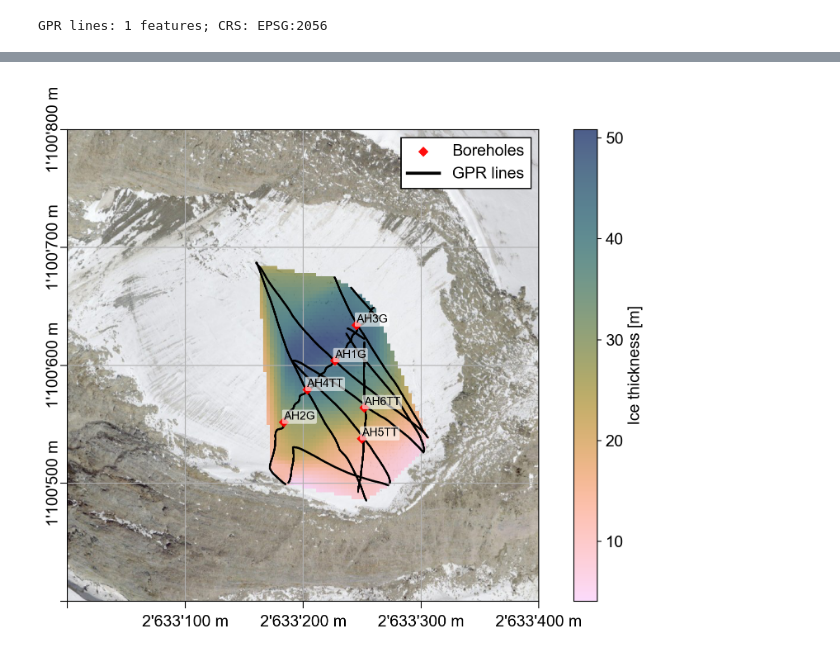
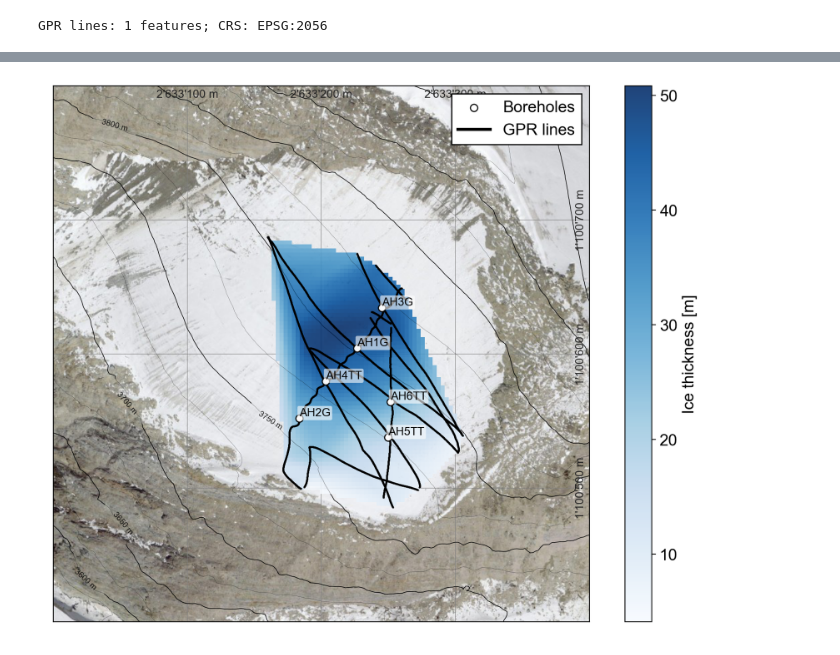
Before and after one commit to sdrocer/polythermal_swiss_glaciers, a Jupyter notebook: processing/analyze_gpr_data.ipynb, the cells around one changed output, grey strips where cells are left out. Cells and saved outputs as stored; diff of their text form; code cells hidden in the pictures.

```diff
--- a/processing/analyze_gpr_data.ipynb
+++ b/processing/analyze_gpr_data.ipynb
@@ -87,6 +97,13 @@ print("GPR lines:", len(gpr_lines), "features; CRS:", gpr_lines.crs)
 bh_csv = root_dir + "/../../icetemperature_data/thermistor_settings/thermistor_coordinates.csv"
 keep_bh = ["AH1G", "AH2G", "AH3G", "AH4TT", "AH5TT", "AH6TT"]
 boreholes, bh_missing = gpr.load_borehole_positions(bh_csv, keep_names=keep_bh)
+
+# Download SwissALTI3D DEM to generate elevation contours
+from glob import glob
+dem_tiles = sorted(glob(os.path.join(
+    "/Users/janoschbeer/Library/Mobile Documents/com~apple~CloudDocs/PhD/data/fieldwork_data/THERMAP_2024_2025/borehole_locations_displacement_rates/dems/alphubel", "*.tif")
+))
+assert len(dem_tiles) > 0, "No DEM tiles found in borehole_locations_displacement_rates/dems/alphubel/*.tif"
 # %% [output]
 GPR lines: 1 features; CRS: EPSG:2056
 # %%
@@ -104,56 +121,68 @@ boreholes
 # %%
 with rasterio.open(out_ortho) as src:
     fig, ax = plt.subplots(figsize=(9,7), dpi=200)
     rioshow(src, ax=ax)
 
-    extent = (
-        grid_transform.c,
-        grid_transform.c + grid_transform.a * grid.shape[1],
-        grid_transform.f + grid_transform.e * grid.shape[0],
-        grid_transform.f,
+    # Colormap for ice thickness from cairomakie/julia (blueish)
+    cmap_blue = gprp.cairomakie_cmap("Blues", n=256, reverse=False)
+
+    # Ice thickness
+    im, extent = gprp.imshow_grid(ax, grid, grid_transform, cmap=cmap_blue, alpha=0.9)
+
+    # Elevation contours from local DEM tiles (mosaic + clip on the fly)
+    gprp.plot_dem_contours_from_tiles(
+        ax, dem_tiles,
+        bbox=bbox,
+        pixel_size=2.0,
+        minor_step=25.0, major_step=50.0,
+        label=True, label_fmt="%.0f m",
+        minor_kwargs={'linewidths':0.25, 'colors':'k', 'alpha':0.5},
+        major_kwargs={'linewidths':0.6,  'colors':'k', 'alpha':0.85},
+        zorder_minor=5, zorder_major=2,
     )
 
-    cm = cmc.batlow_r  # Use the reversed colormap directly
-    im = ax.imshow(grid, extent=extent, origin='upper', cmap=cm, alpha=0.7)
-    # coverage.boundary.plot(ax=ax, color='k', linewidth=1.0, label='Coverage', linestyle='dotted')
-
-    # Draw MultiPoint as tiny points (keep geometry as-is)
-    xs, ys = [], []
-    for geom in gpr_lines.geometry:
-        if geom.geom_type == 'MultiPoint':
-            xs.extend([p.x for p in geom.geoms])
-            ys.extend([p.y for p in geom.geoms])
-        elif geom.geom_type == 'Point':
-            xs.append(geom.x); ys.append(geom.y)
-    pt_size = 3   # points^2; try 1–5
-    ax.scatter(xs, ys, s=pt_size, c='k', marker='o',
-               linewidths=0, alpha=0.5, zorder=6, label='_nolegend_', rasterized=True)
+    # GPR samples as tiny dots
+    gprp.draw_gpr_line_points(ax, gpr_lines, size=3, color='k', alpha=0.5, zorder=6)
 
     # Plot boreholes as simple, larger dots (no outline)
     if not boreholes.empty:
-        ax.scatter(boreholes.geometry.x, boreholes.geometry.y,
-                   s=40, marker='D', color='red',
-                   linewidths=0, alpha=0.95, zorder=7, label='Boreholes')
+        ax.scatter(
+            boreholes.geometry.x, boreholes.geometry.y,
+            s=40, marker='o', color='white', edgecolors='black',
+            linewidths=1, alpha=0.95, zorder=7, label='Boreholes'
+        )
         # Optional labels
         for _, r in boreholes.iterrows():
             ax.text(r.geometry.x, r.geometry.y, r['name'],
                     fontsize=10, color='k', ha='left', va='bottom',
                     bbox=dict(boxstyle='round,pad=0.15', fc='white', ec='none', alpha=0.6),
                     zorder=8)
 
-    # Proxy line for legend only (draws nothing, just adds a handle)
+    # Legend handle for GPR lines
     ax.plot([], [], color='k', linewidth=0.4, label='GPR lines')
+
+    ax.tick_params(axis='both', which='both', length=0, width=0,
+                labelbottom=False, labeltop=False, labelleft=False, labelright=False)
 
     cb = fig.colorbar(im, ax=ax, label='Ice thickness [m]')
 
     # Zoom to bbox (EPSG:2056)
     x0, x1 = 2633000, 2633400
     y0, y1 = 1100400, 1100800
-    ax.set_xlim(x0, x1)
-    ax.set_ylim(y0, y1)
+    ax.set_xlim(x0, x1); ax.set_ylim(y0, y1)
 
-    # Clean LV95-like axes
-    gpr.format_axes_coords(ax, x_step=100, y_step=100, thousands='apostrophe', unit='m', decimals=0)
-    gpr.format_plot(ax=ax, legend_loc='upper right', cbar=cb, y_tick_rotation=90, x_tick_rotation=0)
+    # Axes formatting: set major tick spacing and draw subtle grid lines
+    gprp.format_axes_coords(ax, x_step=100, y_step=100, thousands='apostrophe', unit='m', decimals=0)
+    ax.grid(True, which='major', color='0.5', linewidth=0.6, alpha=0.7)
+
+    # Put small coordinate labels inside, on the grid lines (Swiss-map style)
+    gprp.annotate_coordinates_on_grid(ax, sides=('top','right'), thousands='apostrophe',
+                                     unit='m', decimals=0, fontsize=10, color='0.15')
+
+    # Final formatting and save
+    gprp.format_plot(ax=ax, legend_loc='upper right', cbar=cb, y_tick_rotation=90, x_tick_rotation=0)
+
+    out_fig = ortho_dir + "alphubel_gpr_ice_thickness_map.png"
+    plt.savefig(out_fig, dpi=300, bbox_inches='tight', pad_inches=0.1)
 # %% [output]
-[figure, old version]
+[figure, new version]
```
Also changed, not shown: parts of 15 cells of this notebook, 1 other file.
